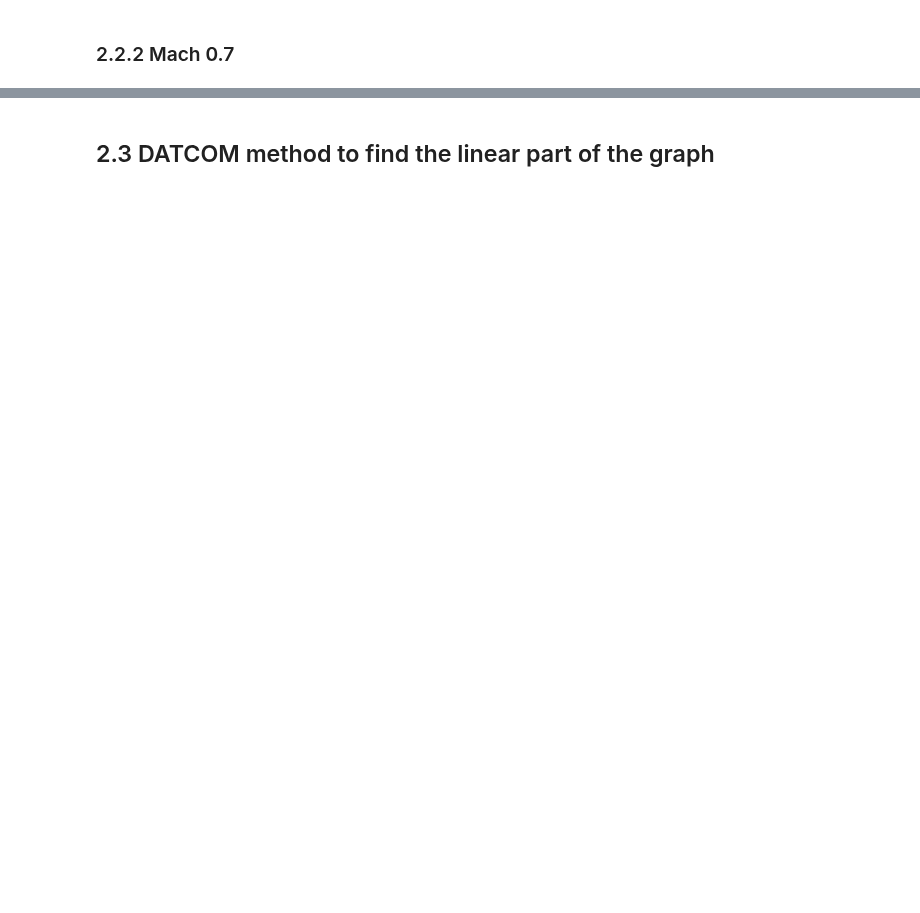
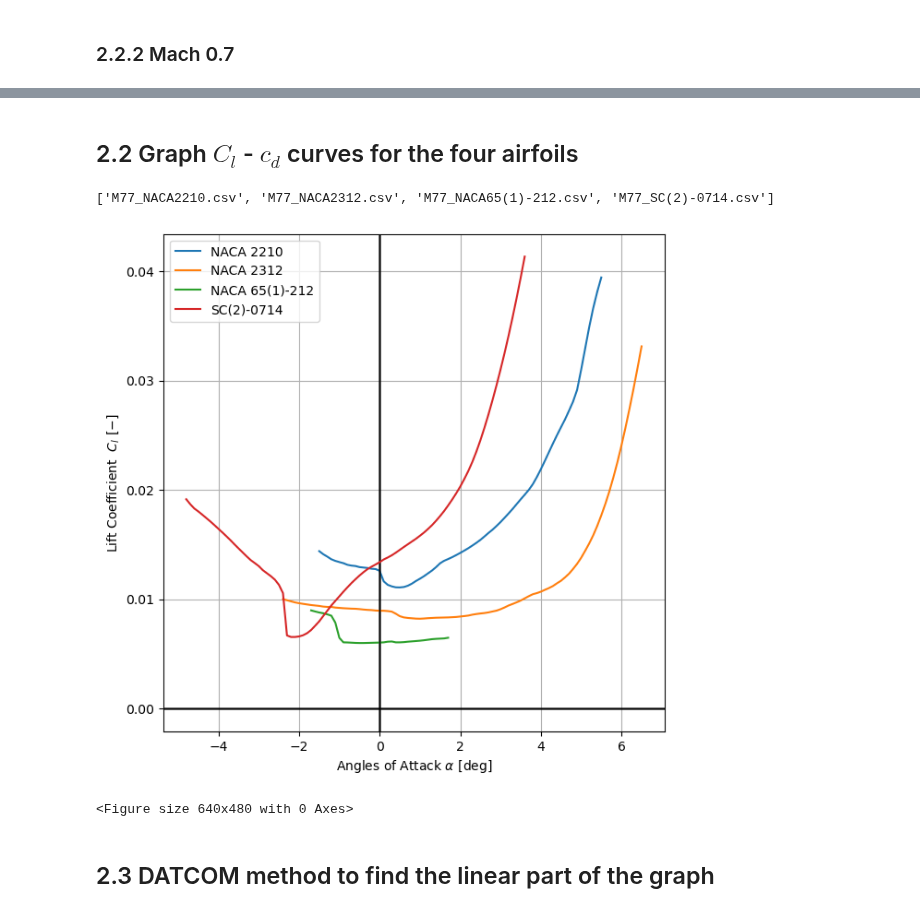
Before and after one commit to federicoangioni/AE2111-I-Aerospace-System-Design, a Jupyter notebook: WP1.1/data_analysis.ipynb, the cells around one changed output, grey strips where cells are left out. Drawn from its saved outputs; the diff is of its cells as text; code cells hidden in the pictures; blank space fills up the shorter version.

```diff
--- a/WP1.1/data_analysis.ipynb
+++ b/WP1.1/data_analysis.ipynb
@@ -148,3 +136,34 @@ plt.show()
+# %% [markdown]
+## 2.2 Graph $C_l$ - $c_d$ curves for the four airfoils
+# %%
+fig, axs = plt.subplots(figsize=(7, 7))
+print(files[4:])
+for index, file in enumerate(files[4:]):
+
+    df = pd.read_csv(os.path.join("airfoils/csv", file))
+
+    max_index = df["CL"].idxmax()
+    df = df[:max_index + 8]
+    axs.grid(True)
+    axs.set_xlabel(r'Angles of Attack $\alpha \ [\deg]$')
+    axs.set_ylabel(r"Lift Coefficient  $C_l \ [-]$", fontsize = 10)
+
+    axs.axhline(linewidth=1, color="k")
+    axs.axvline(linewidth=1, color="k")
+
+
+    axs.plot(df["alpha"], df["CD"], label = airfoils_name[index])
+
+axs.legend()
+
+plt.savefig("airfoils/graphs/M07_Cd-alpha.svg")
+#plt.tight_layout()
+plt.show()
+plt.clf()
+# %% [output]
+['M77_NACA2210.csv', 'M77_NACA2312.csv', 'M77_NACA65(1)-212.csv', 'M77_SC(2)-0714.csv']
+[figure, added]
+<Figure size 640x480 with 0 Axes>
 # %% [markdown]
 ## 2.3 DATCOM method to find the linear part of the graph
 # %%
```
Also changed, not shown: parts of 13 cells of this notebook, 5 other files.
